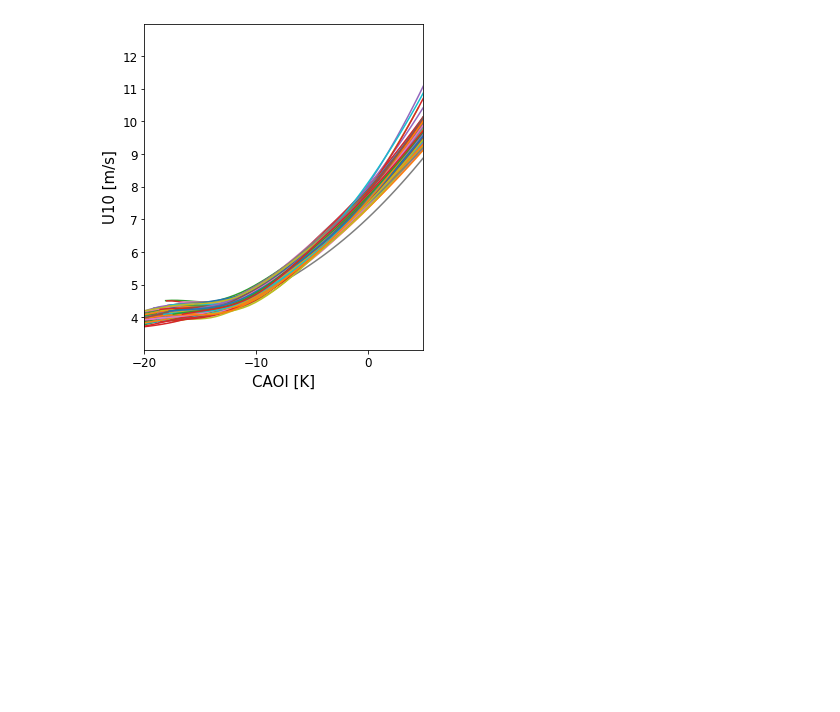
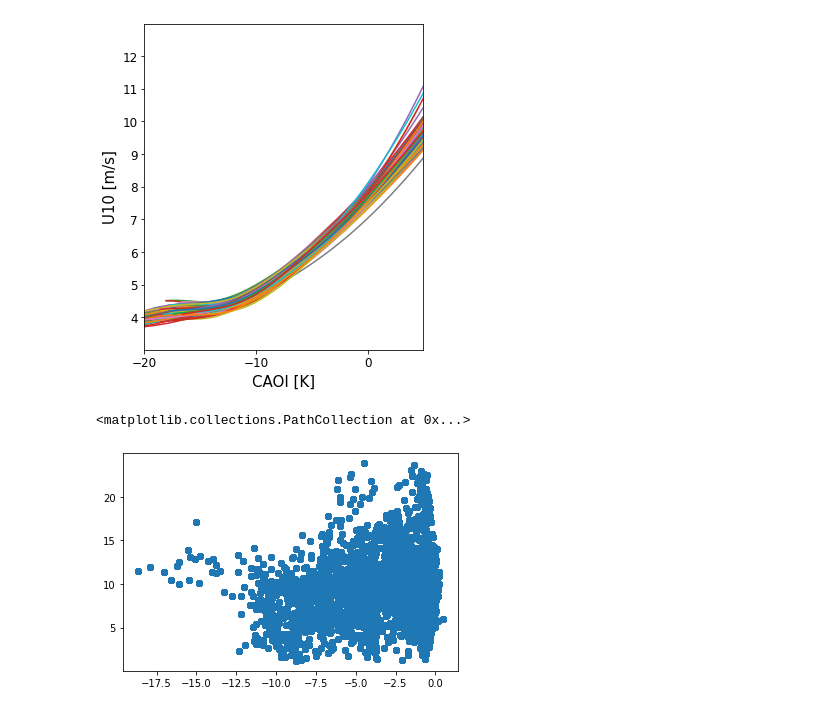
Before and after one commit to geethmaw/link, a Jupyter notebook: ppe&maclwp.ipynb, the cells around one changed output. Drawn from its saved outputs; the diff is of its cells as text; code cells hidden in the pictures; blank space fills up the shorter version.

```diff
--- a/ppe&maclwp.ipynb
+++ b/ppe&maclwp.ipynb
@@ -76,6 +76,6 @@ for en in enn:
 ### MACLWP + MERRA2 REANALYSIS
 # %%
 import glob
-merralist = np.sort(glob.glob('../data_merra/lat_30_70/MERRA2_*.nc'))
+merlist = np.sort(glob.glob('../data_merra/lat_30_70/MERRA2_*.nc'))
 maclist = np.sort(glob.glob('../MACLWP_dailymean/take/wind1deg*.nc4'))
 # %%
@@ -119,0 +103,10 @@ for i in range(len(merralist)): #len(maclist)
+# %%
+maclon = maclon-180.
+maclon[maclon > 180] = maclon[maclon > 180]-360
+# %%
+sx_lat = np.array(maclat)
+slat_ind1 = np.where(sx_lat == sx_lat.flat[np.abs(sx_lat - (30)).argmin()])[0]
+slat_ind2 = np.where(sx_lat == sx_lat.flat[np.abs(sx_lat - (70)).argmin()])[0]
+p_maclat  = np.array(maclat[slat_ind1[0]:slat_ind2[0]])
+plot_maclat = p_maclat[1::]
+plot_merlat = np.array(merlat[1:-3:2])
@@ -120,3 +143,24 @@ for i in range(len(merralist)): #len(maclist)
 # %%
-mac_wind  = np.array(mac_wind)
-mac_theta = np.array(mac_theta)
+plot_mac_wind  = []
+plot_mer_theta = []
+
+for i in range(len(merlist)):#len(merlist)
+    if i==0:
+        maskm = np.ones((len(plot_merlat),len(plot_merlon)))
+
+        for a in range(len(plot_merlat)):
+            for b in range(len(plot_merlon)):
+                if globe.is_land(plot_merlat[a], plot_merlon[b])==True:
+                    maskm[a,b] = 0
+
+    # merw     = np.sqrt(np.add(merU[0,0,:,:]**2, merV[0,0,:,:]**2))
+    plot_mertheta = np.array(np.multiply(maskm,mertheta)).reshape(-1)
+    plot_macwind = np.array(np.multiply(maskm,macwind)).reshape(-1)
+
+    test_nan = np.array(np.multiply(plot_macwind, plot_mertheta))
+
+    plot_mac_wind.extend(plot_macwind[(test_nan<3000) & (test_nan>(-3000)) & (plot_macwind>0)])
+    plot_mer_theta.extend(plot_mertheta[(test_nan<3000) & (test_nan>(-3000)) & (plot_macwind>0)])
+
+plot_mac_wind = np.array(plot_mac_wind)
+plot_mer_theta = np.array(plot_mer_theta)
@@ -170,3 +215,9 @@ plt.ylim([3,13])
 # %% [output]
 (3.0, 13.0)
 [figure]
+# %%
+
+plt.scatter(plot_mer_theta, plot_mac_wind)
+# %% [output]
+<matplotlib.collections.PathCollection at 0x...>
+[figure, added]
```
Also changed, not shown: parts of 13 cells of this notebook, 1 other file.
